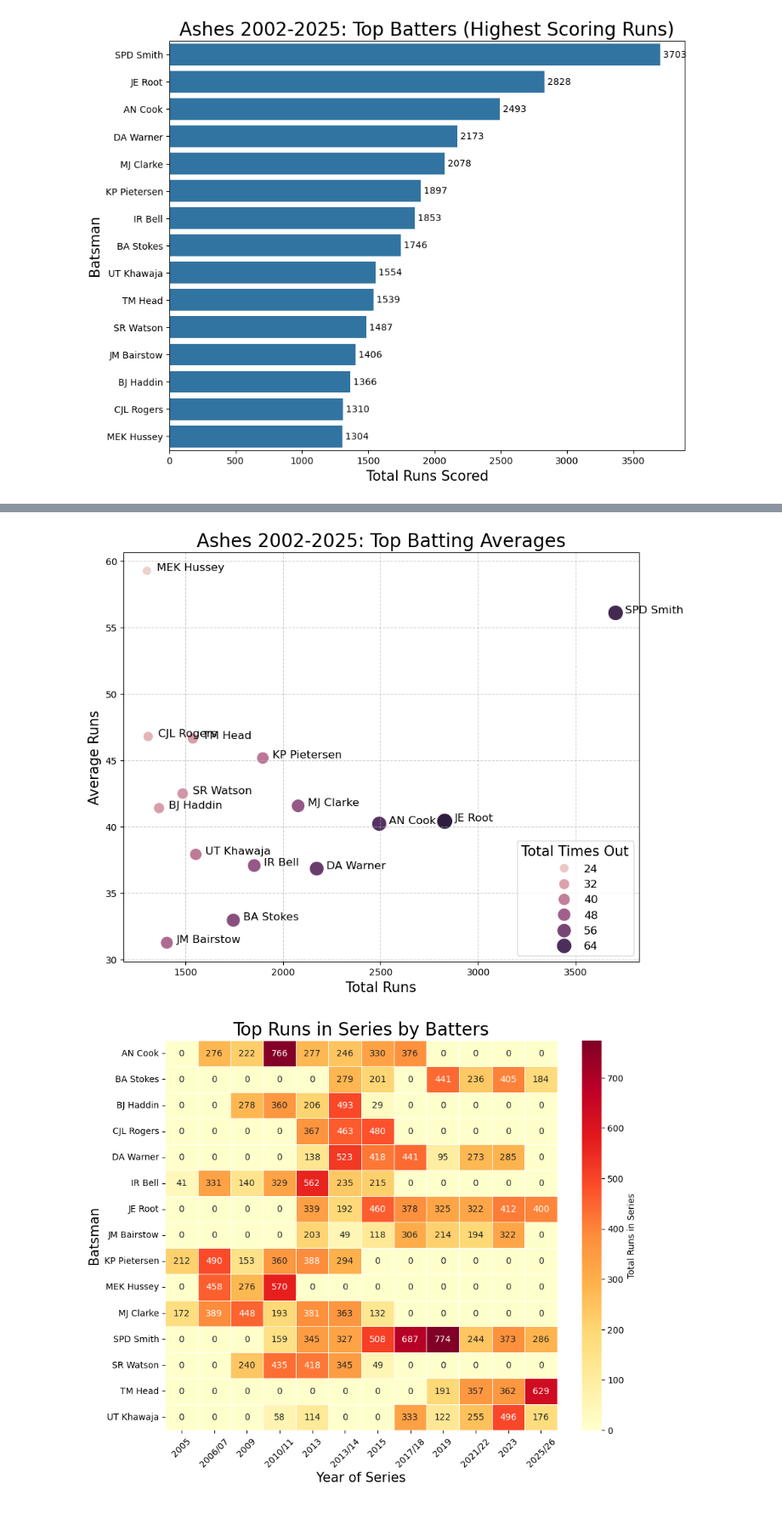
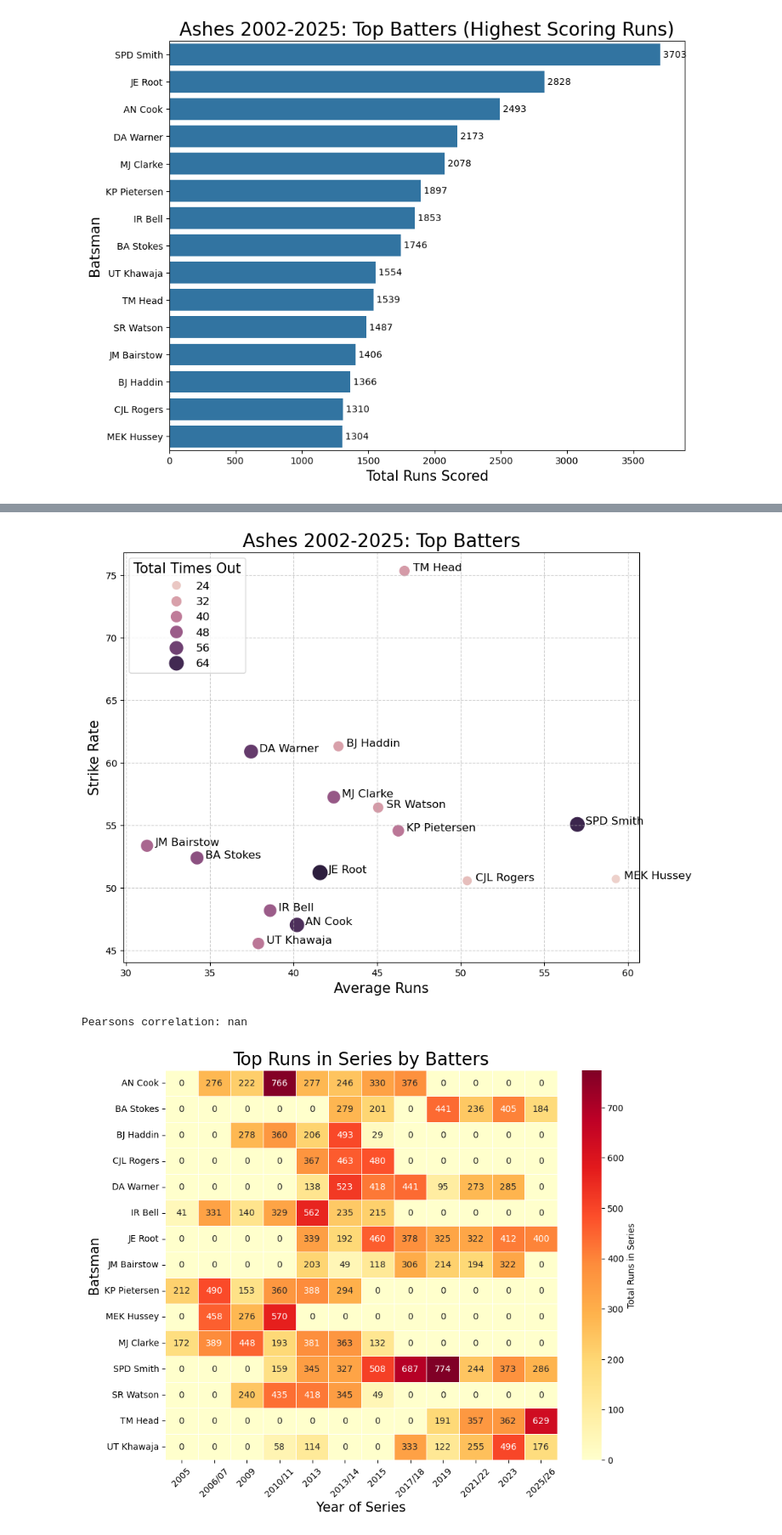
Before and after one commit to zoeh6176-sketch/Programming-Assessment, a Jupyter notebook: Untitled.ipynb, the cells around one changed output, grey strips where cells are left out. Shown at 85% size. Cells and saved outputs as stored; diff of their text form; code cells hidden in the pictures.

Commit message:
Editing batting plots

```diff
--- a/Untitled.ipynb
+++ b/Untitled.ipynb
@@ -271,0 +232,10 @@ top_stats
+# %%
+# Find best batting averages
+batsman_average = full_data.groupby('striker').agg(total_runs = ('runs_off_bat','sum'), ball_count = ('ball', 'count'), times_out = ('wicket', 'sum')).reset_index()
+
+batsman_average['average'] = batsman_average['total_runs'] / batsman_average['times_out'].replace(0, float('nan'))
+batsman_average['strike_rate'] = (batsman_average['total_runs'] / batsman_average['ball_count']*100).replace(0, float('nan'))
+batsman_average
+
+top_stats = batsman_average.sort_values(by = 'total_runs', ascending = False)
+top_stats
@@ -272,29 +256,42 @@ top_stats
 # %%
 # runs x axis and batting average y axis
 top_players = top_stats.nlargest(15, 'total_runs')
 
 plt.figure(figsize = (10,8))
 sns.scatterplot(data = top_players,
-                x = 'total_runs',
-                y = 'average',
+                x = 'average',
+                y = 'strike_rate',
                 size = 'times_out',
                 hue = 'times_out',
                 sizes = (100,300))
 
 for i in range(top_players.shape[0]):
-    plt.text(x = top_players.total_runs.iloc[i] + 50,
-             y = top_players.average.iloc[i],
+    plt.text(x = top_players.average.iloc[i] + 0.5,
+             y = top_players.strike_rate.iloc[i],
              s = top_players.striker.iloc[i],
              fontsize = 12)
 
-plt.title('Ashes 2002-2025: Top Batting Averages', fontsize = 20)
-plt.xlabel('Total Runs', fontsize = 15)
-plt.ylabel('Average Runs', fontsize = 15)
-plt.legend(title = "Total Times Out",loc = 'lower right', fontsize = 12, title_fontsize = 15)
+plt.title('Ashes 2002-2025: Top Batters', fontsize = 20)
+plt.xlabel('Average Runs', fontsize = 15)
+plt.ylabel('Strike Rate', fontsize = 15)
+plt.legend(title = "Total Times Out",loc = 'upper left', fontsize = 12, title_fontsize = 15)
 plt.grid(True, linestyle = '--', alpha = 0.6)
 plt.show()
 # %% [output]
-[figure, old version]
+[figure, new version]
+# %%
+from scipy.stats import pearsonr
+# Correlation between batting avg and strike rate
+# Convert dataframe into series
+l3 = batsman_average['average']
+l4 = batsman_average['strike_rate']
+
+# Applying the pearsonr()
+corr, _ = pearsonr(l3, l4)
+print('Pearsons correlation: %.1f' % corr)
+#print('Strong positive linear correlation')
+# %% [output]
+Pearsons correlation: nan
 # %%
 # Creating heatmap to show the top batters in each series
 # Slight issue in the fact series can spand over two different years
```
Also changed, not shown: parts of 2 cells of this notebook.
